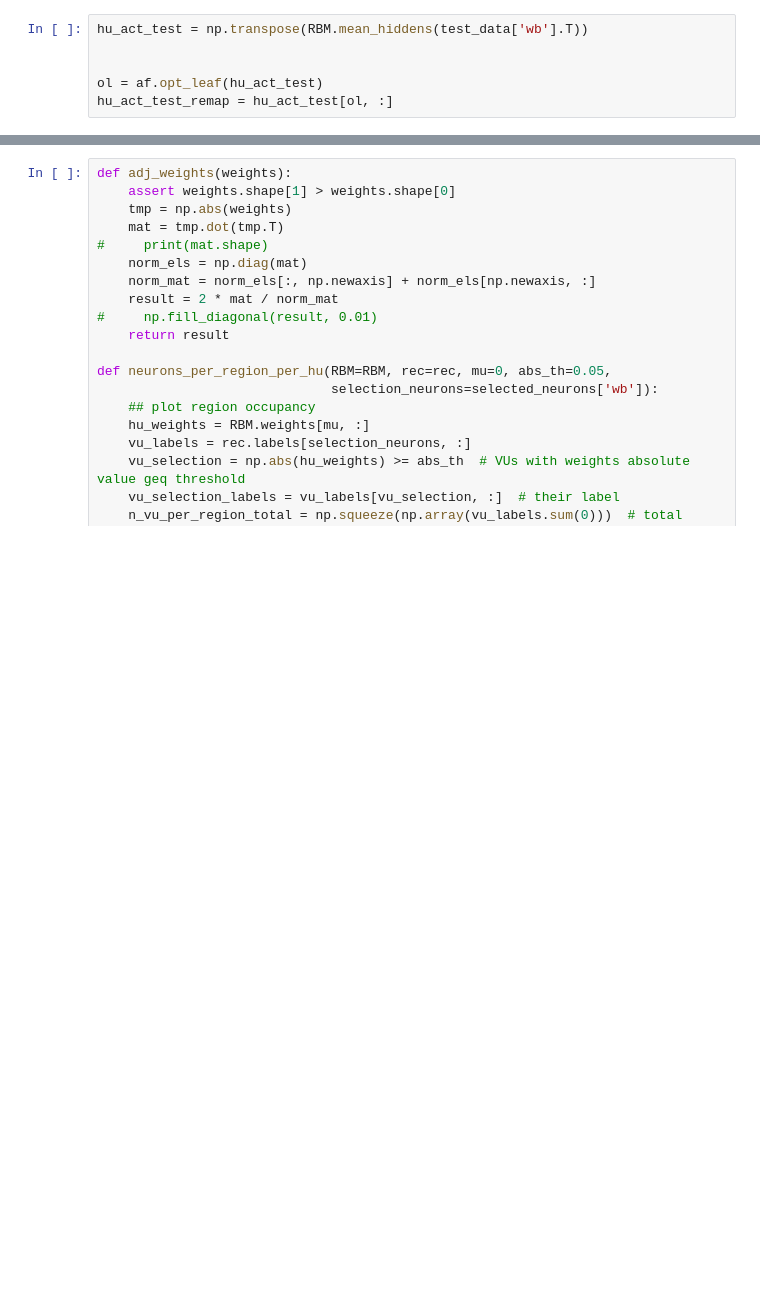
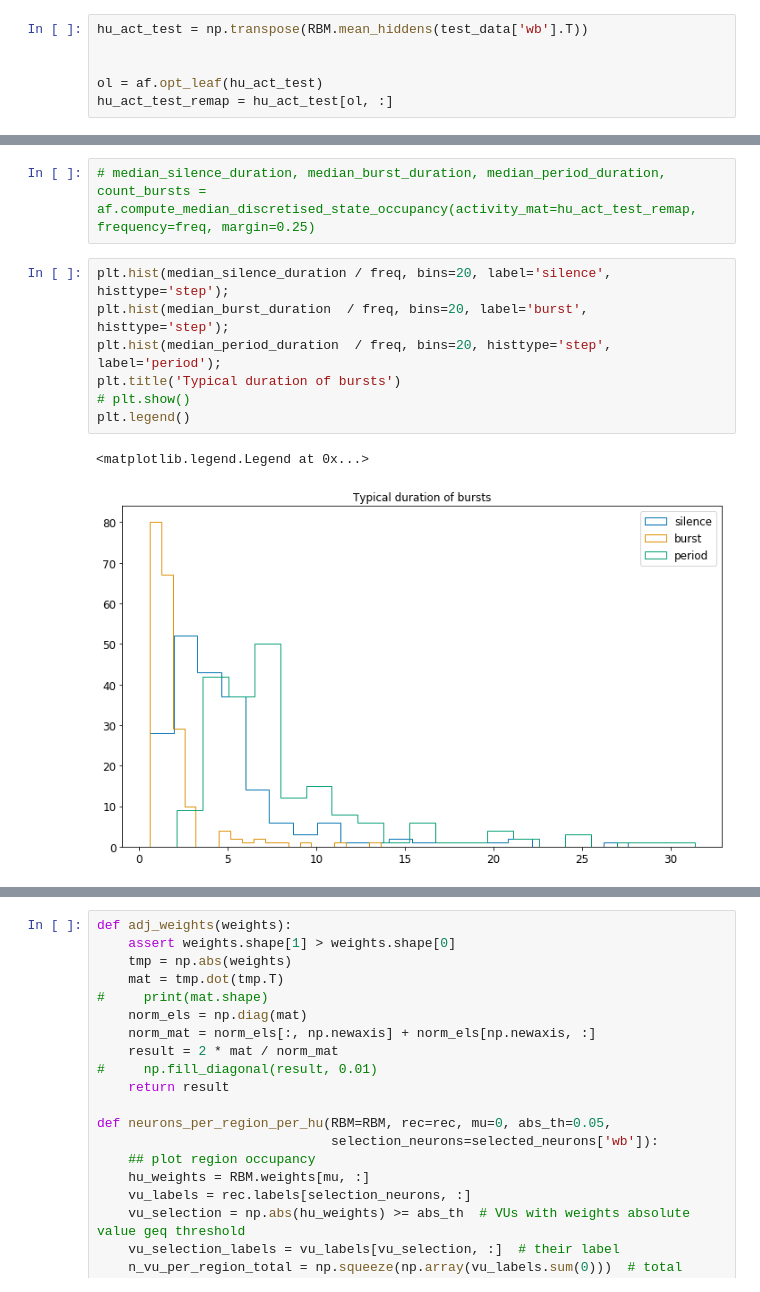
Before and after one commit to vdplasthijs/zf-rbm, a Jupyter notebook: figure_notebooks/fig_structure_dynamics.ipynb, the cells around one changed output, grey strips where cells are left out. Saved outputs shown, nothing was run; the diff lists cells and outputs as text; blank space fills up the shorter version.

```diff
--- a/figure_notebooks/fig_structure_dynamics.ipynb
+++ b/figure_notebooks/fig_structure_dynamics.ipynb
@@ -478,0 +500,12 @@ if save_fig:
+# %%
+# median_silence_duration, median_burst_duration, median_period_duration, count_bursts = af.compute_median_discretised_state_occupancy(activity_mat=hu_act_test_remap, frequency=freq, margin=0.25)
+# %%
+plt.hist(median_silence_duration / freq, bins=20, label='silence', histtype='step');
+plt.hist(median_burst_duration  / freq, bins=20, label='burst', histtype='step');
+plt.hist(median_period_duration  / freq, bins=20, histtype='step', label='period');
+plt.title('Typical duration of bursts')
+# plt.show()
+plt.legend()
+# %% [output]
+<matplotlib.legend.Legend at 0x...>
+[figure, added]
```
Also changed, not shown: parts of 7 cells of this notebook, 1 other file.
